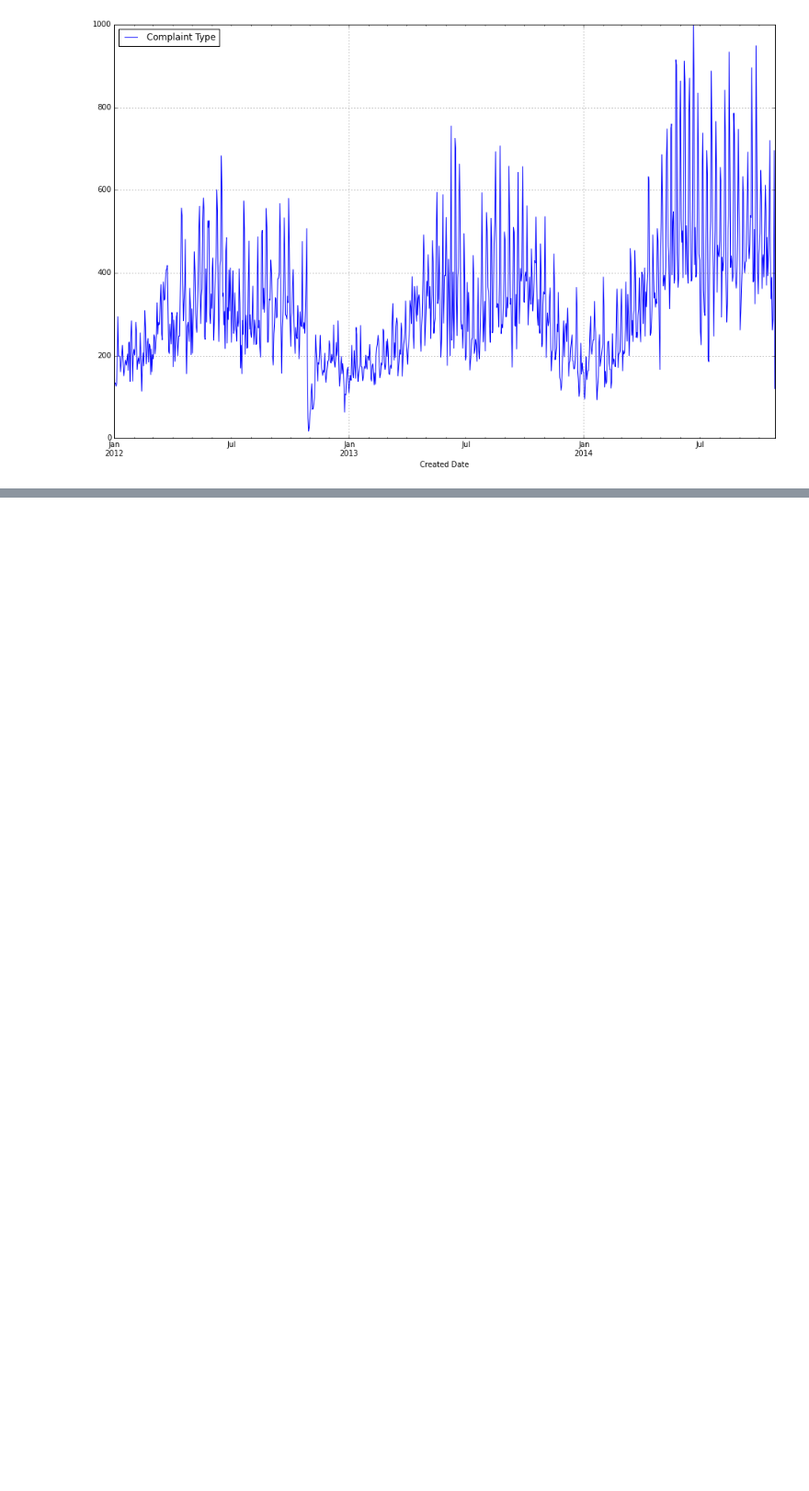
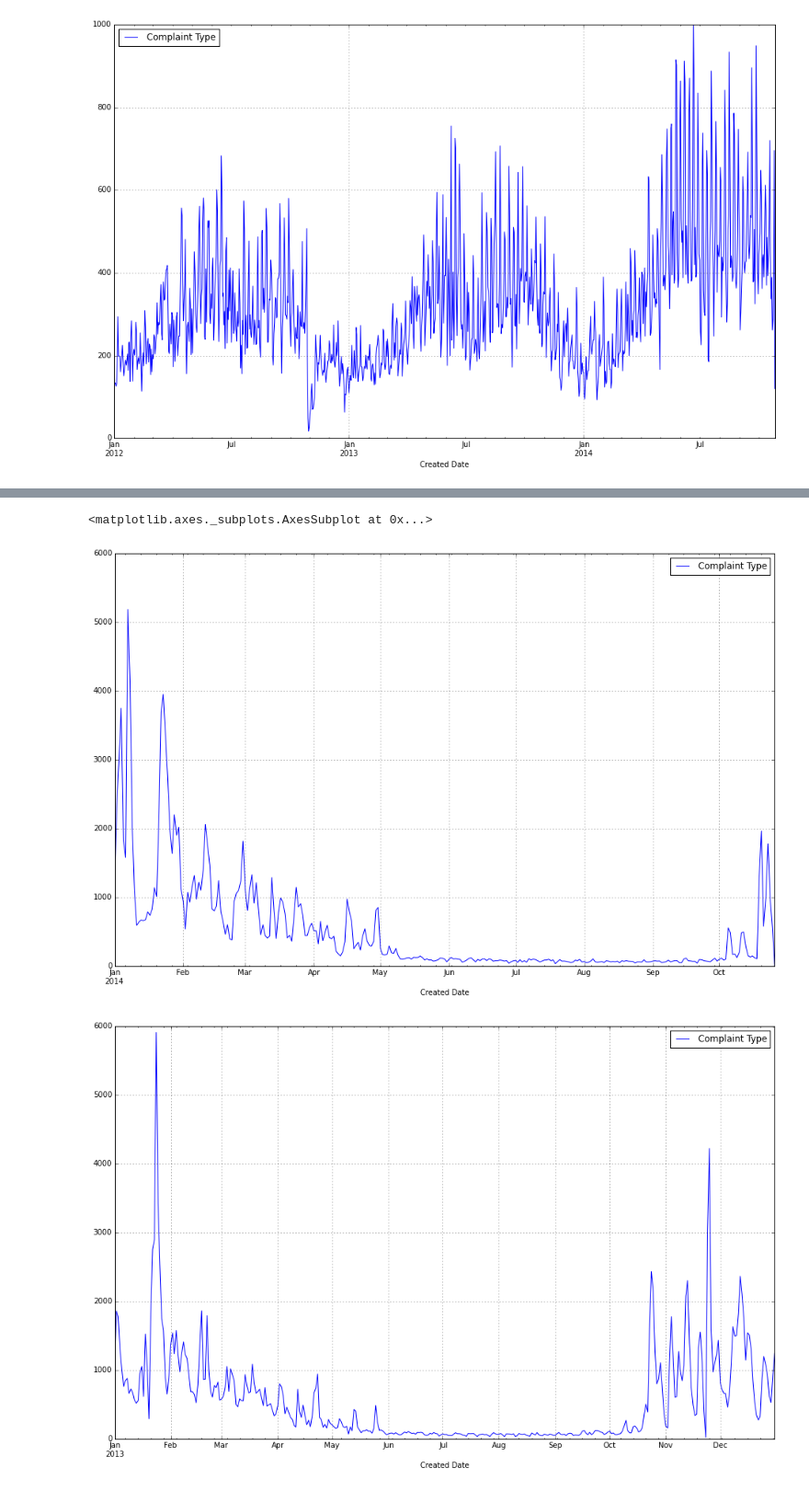
Before and after one commit to zunayed/noisyNYC, a Jupyter notebook: data_analysis/311_data.ipynb, the cells around one changed output, grey strips where cells are left out. Shown at 92% size. Cells and saved outputs as stored; diff of their text form; code cells hidden in the pictures; blank space fills up the shorter version.

```diff
--- a/data_analysis/311_data.ipynb
+++ b/data_analysis/311_data.ipynb
@@ -50,0 +63,23 @@ grouped_all.count().to_csv('all_noise_counts.csv')
+# %%
+heat_complaints['Created Date'] = heat_complaints['Created Date'].map(lambda x: x.strftime('20%y-%m-%d'))
+heat_complaints['Created Date'] = pd.to_datetime(heat_complaints['Created Date'])
+# %%
+heat_complaints = heat_complaints.set_index('Created Date')
+# %%
+heat_sliced = heat_complaints[['Complaint Type']]
+heat_sliced_all = heat_sliced.ix['20120101':'20141026']
+heat_sliced_2014 = heat_sliced.ix['20140101':'20141026']
+heat_sliced_2013 = heat_sliced.ix['20130101':'20131231']
+heat_sliced_2012 = heat_sliced.ix['20120101':'20121231']
+# %%
+heat_grouped_all = heat_sliced_all.groupby(heat_sliced_all.index)
+heat_grouped_2014 = heat_sliced_2014.groupby(heat_sliced_2014.index)
+heat_grouped_2013 = heat_sliced_2013.groupby(heat_sliced_2013.index)
+heat_grouped_2012 = heat_sliced_2012.groupby(heat_sliced_2012.index)
+# %%
+heat_grouped_2014.count().plot(figsize=(16, 10))
+heat_grouped_2013.count().plot(figsize=(16, 10))
+# %% [output]
+<matplotlib.axes._subplots.AxesSubplot at 0x...>
+[figure, added]
+[figure, added]
```
Also changed, not shown: parts of 7 cells of this notebook.
